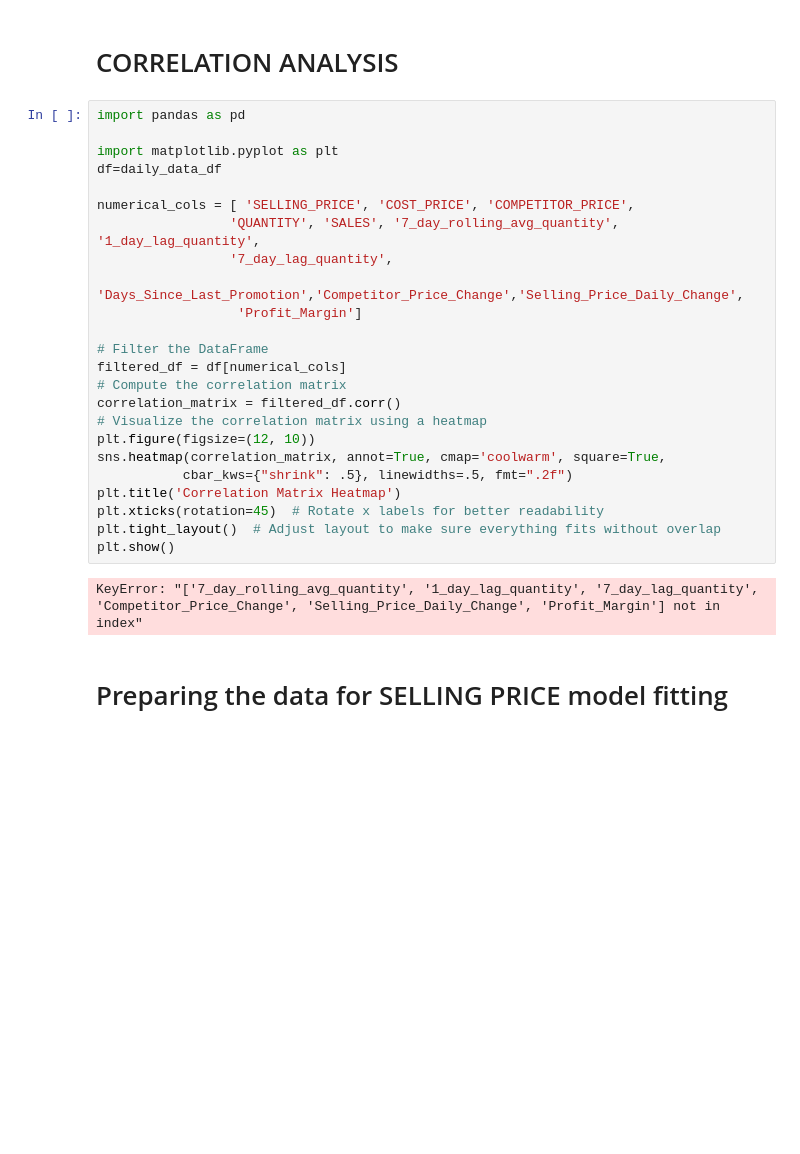
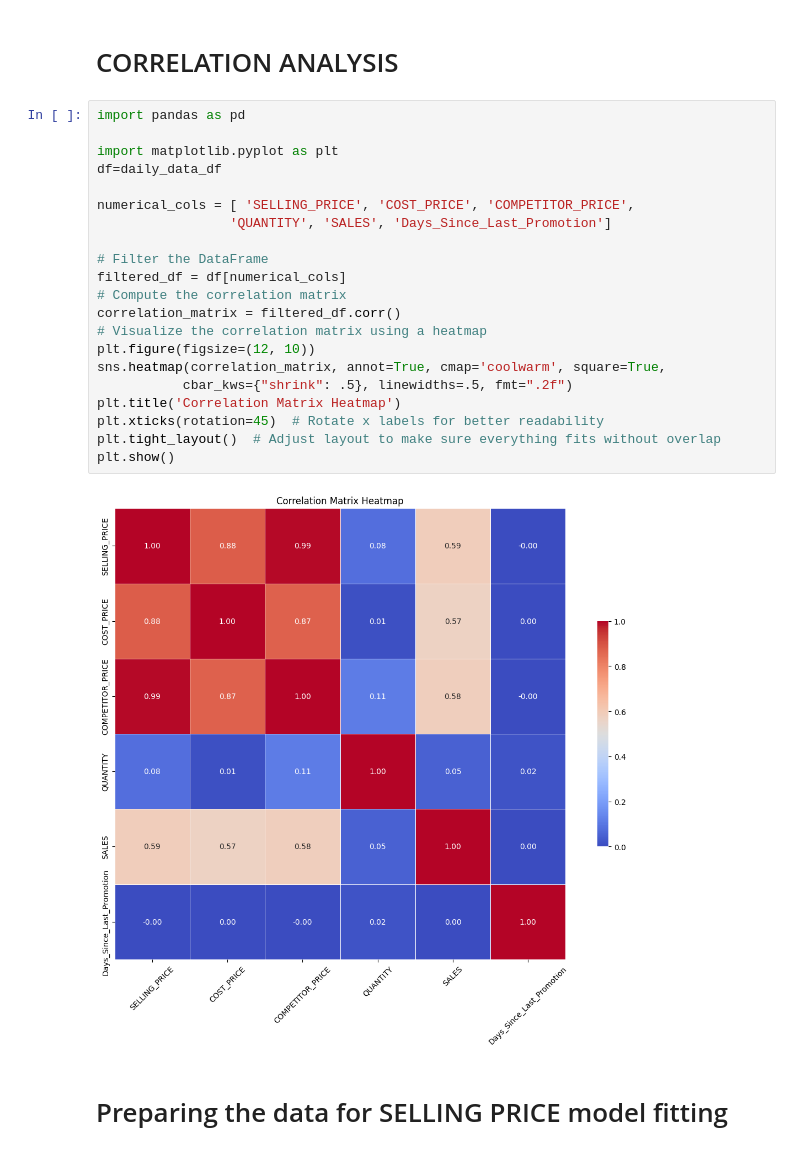
Before and after one commit to hemanth-sangem/fdc, a Jupyter notebook: Dynamic Pricing /Feature engineering/TEST-MODEL (1) (1) (2) (1) (3).ipynb, the cells around one changed output. Drawn from its saved outputs; the diff is of its cells as text; blank space fills up the shorter version.

```diff
--- a/Dynamic Pricing /Feature engineering/TEST-MODEL (1) (1) (2) (1) (3).ipynb
+++ b/Dynamic Pricing /Feature engineering/TEST-MODEL (1) (1) (2) (1) (3).ipynb
@@ -160,29 +160,26 @@ Index(['DATE', 'PRODUCT_ID', 'SELLING_PRICE', 'COST_PRICE', 'COMPETITOR_PRICE',
 # %%
 import pandas as pd
 
 import matplotlib.pyplot as plt
 df=daily_data_df
 
 numerical_cols = [ 'SELLING_PRICE', 'COST_PRICE', 'COMPETITOR_PRICE',
-                 'QUANTITY', 'SALES', '7_day_rolling_avg_quantity', '1_day_lag_quantity',
-                 '7_day_lag_quantity',
-                  'Days_Since_Last_Promotion','Competitor_Price_Change','Selling_Price_Daily_Change',
-                  'Profit_Margin']
+                 'QUANTITY', 'SALES', 'Days_Since_Last_Promotion']
 
 # Filter the DataFrame
 filtered_df = df[numerical_cols]
 # Compute the correlation matrix
 correlation_matrix = filtered_df.corr()
 # Visualize the correlation matrix using a heatmap
 plt.figure(figsize=(12, 10))
 sns.heatmap(correlation_matrix, annot=True, cmap='coolwarm', square=True,
            cbar_kws={"shrink": .5}, linewidths=.5, fmt=".2f")
 plt.title('Correlation Matrix Heatmap')
 plt.xticks(rotation=45)  # Rotate x labels for better readability
 plt.tight_layout()  # Adjust layout to make sure everything fits without overlap
 plt.show()
 # %% [output]
-KeyError: "['7_day_rolling_avg_quantity', '1_day_lag_quantity', '7_day_lag_quantity', 'Competitor_Price_Change', 'Selling_Price_Daily_Change', 'Profit_Margin'] not in index"
+[figure, added]
 # %% [markdown]
 # Preparing the data for SELLING PRICE model fitting
 # %%
```
Also changed, not shown: parts of 3 cells of this notebook.
